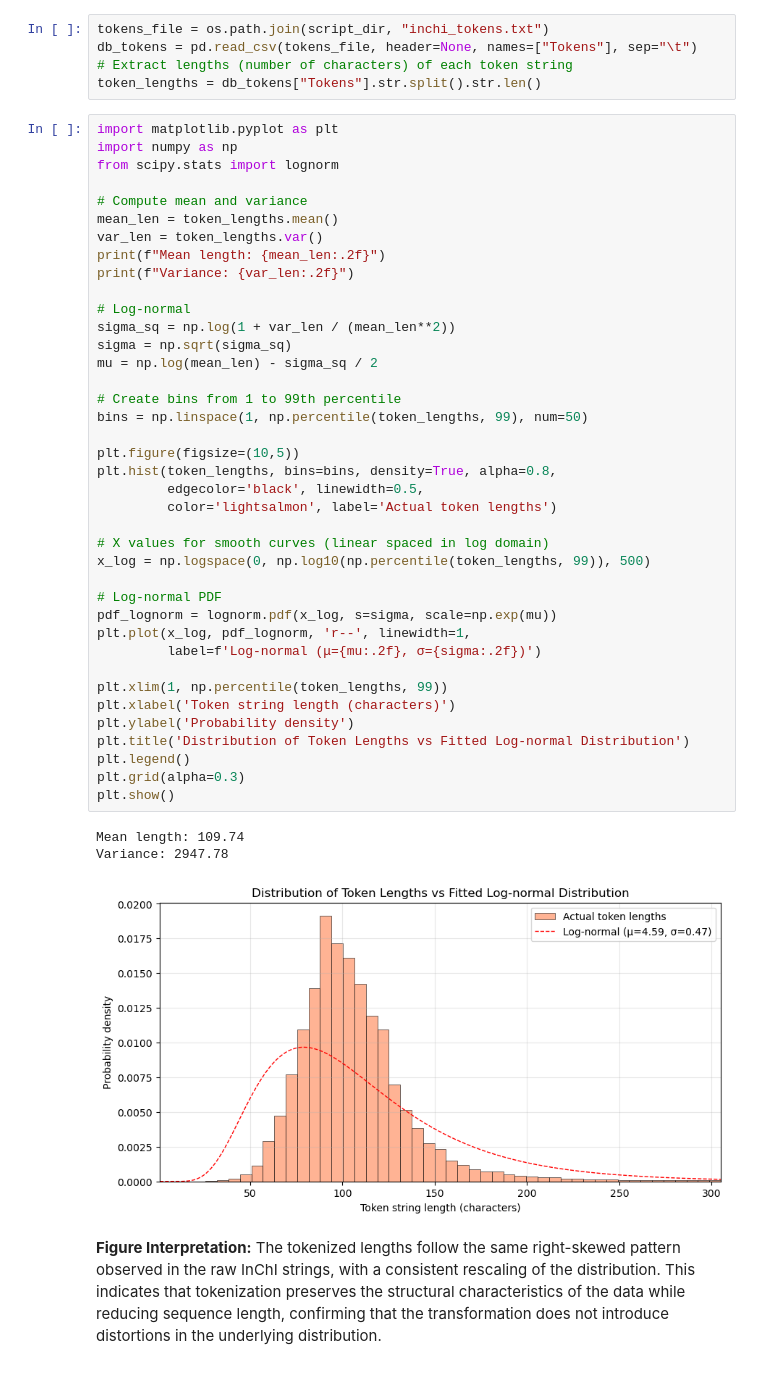
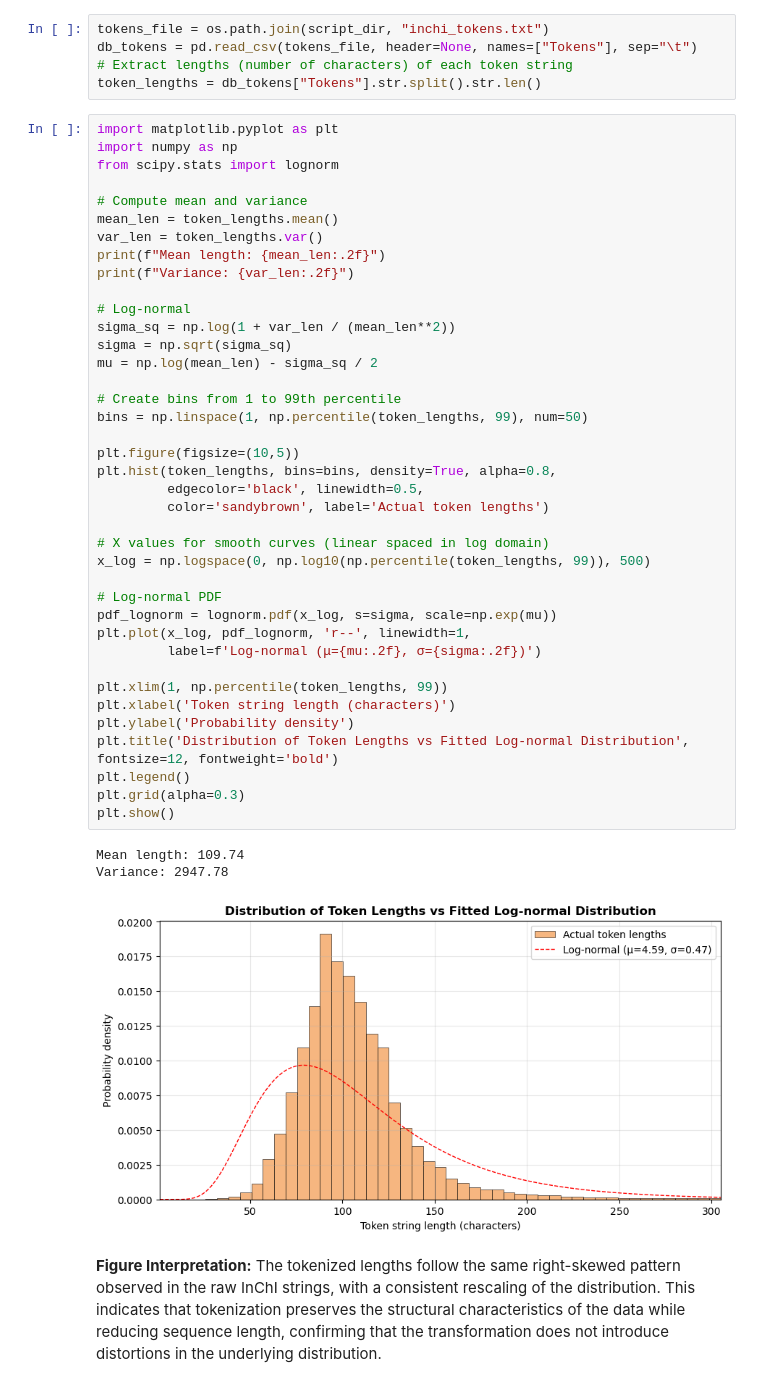
Before and after one commit to grobles17/IMF_TFM_Drug_Metabolism, a Jupyter notebook: DataBases/InChI/inchi_db_eda_notebook.ipynb, the cells around one changed output. Drawn from its saved outputs; the diff is of its cells as text.

```diff
--- a/DataBases/InChI/inchi_db_eda_notebook.ipynb
+++ b/DataBases/InChI/inchi_db_eda_notebook.ipynb
@@ -386,36 +386,36 @@ print(f"Variance: {var_len:.2f}")
 
 # Log‑normal
 sigma_sq = np.log(1 + var_len / (mean_len**2))
 sigma = np.sqrt(sigma_sq)
 mu = np.log(mean_len) - sigma_sq / 2
 
 # Create bins from 1 to 99th percentile
 bins = np.linspace(1, np.percentile(token_lengths, 99), num=50)
 
 plt.figure(figsize=(10,5))
 plt.hist(token_lengths, bins=bins, density=True, alpha=0.8,
          edgecolor='black', linewidth=0.5,
-         color='lightsalmon', label='Actual token lengths')
+         color='sandybrown', label='Actual token lengths')
 
 # X values for smooth curves (linear spaced in log domain)
 x_log = np.logspace(0, np.log10(np.percentile(token_lengths, 99)), 500)
 
 # Log-normal PDF
 pdf_lognorm = lognorm.pdf(x_log, s=sigma, scale=np.exp(mu))
 plt.plot(x_log, pdf_lognorm, 'r--', linewidth=1,
          label=f'Log-normal (μ={mu:.2f}, σ={sigma:.2f})')
 
 plt.xlim(1, np.percentile(token_lengths, 99))
 plt.xlabel('Token string length (characters)')
 plt.ylabel('Probability density')
-plt.title('Distribution of Token Lengths vs Fitted Log-normal Distribution')
+plt.title('Distribution of Token Lengths vs Fitted Log-normal Distribution', fontsize=12, fontweight='bold')
 plt.legend()
 plt.grid(alpha=0.3)
 plt.show()
 # %% [output]
 Mean length: 109.74
 Variance: 2947.78
-[figure, old version]
+[figure, new version]
 # %% [markdown]
 **Figure Interpretation:** The tokenized lengths follow the same right-skewed pattern observed in the raw InChI strings, with a consistent rescaling of the distribution. This indicates that tokenization preserves the structural characteristics of the data while reducing sequence length, confirming that the transformation does not introduce distortions in the underlying distribution.
 # %% [markdown]
```
Also changed, not shown: parts of 1 cell of this notebook, 23 other files.
